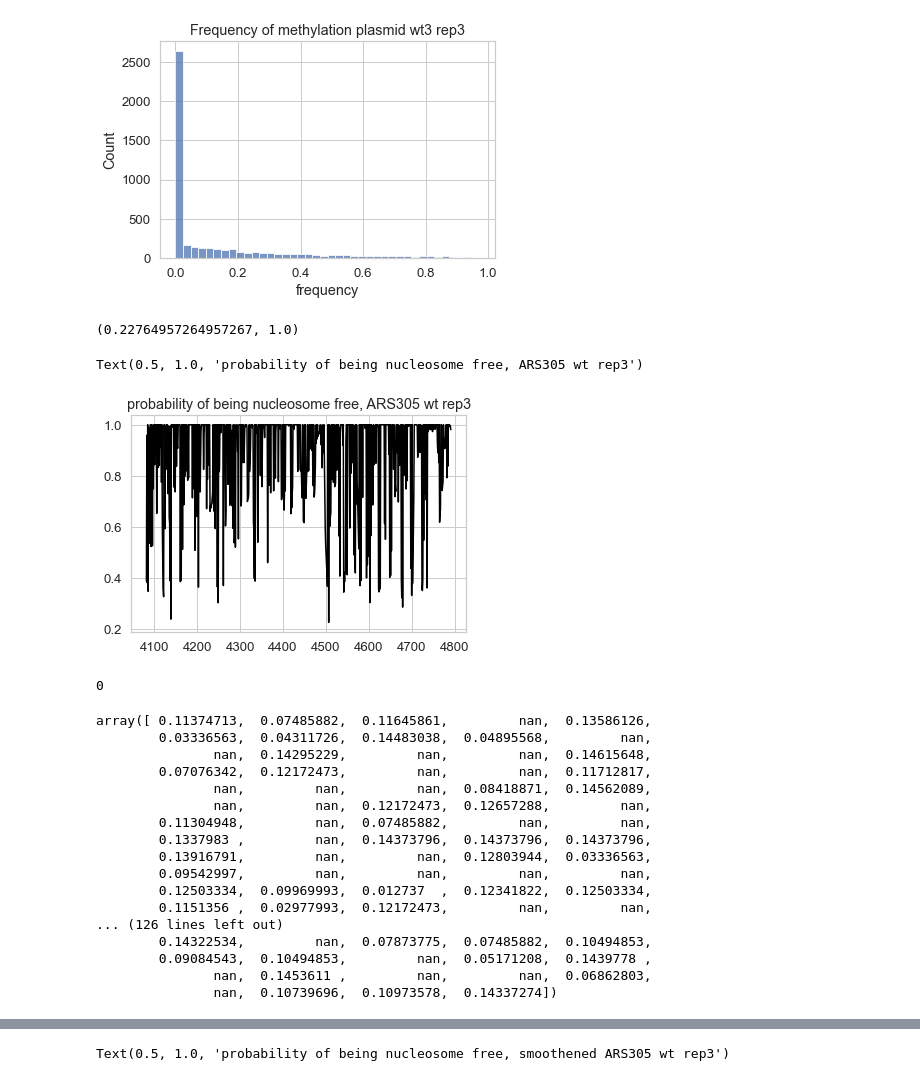
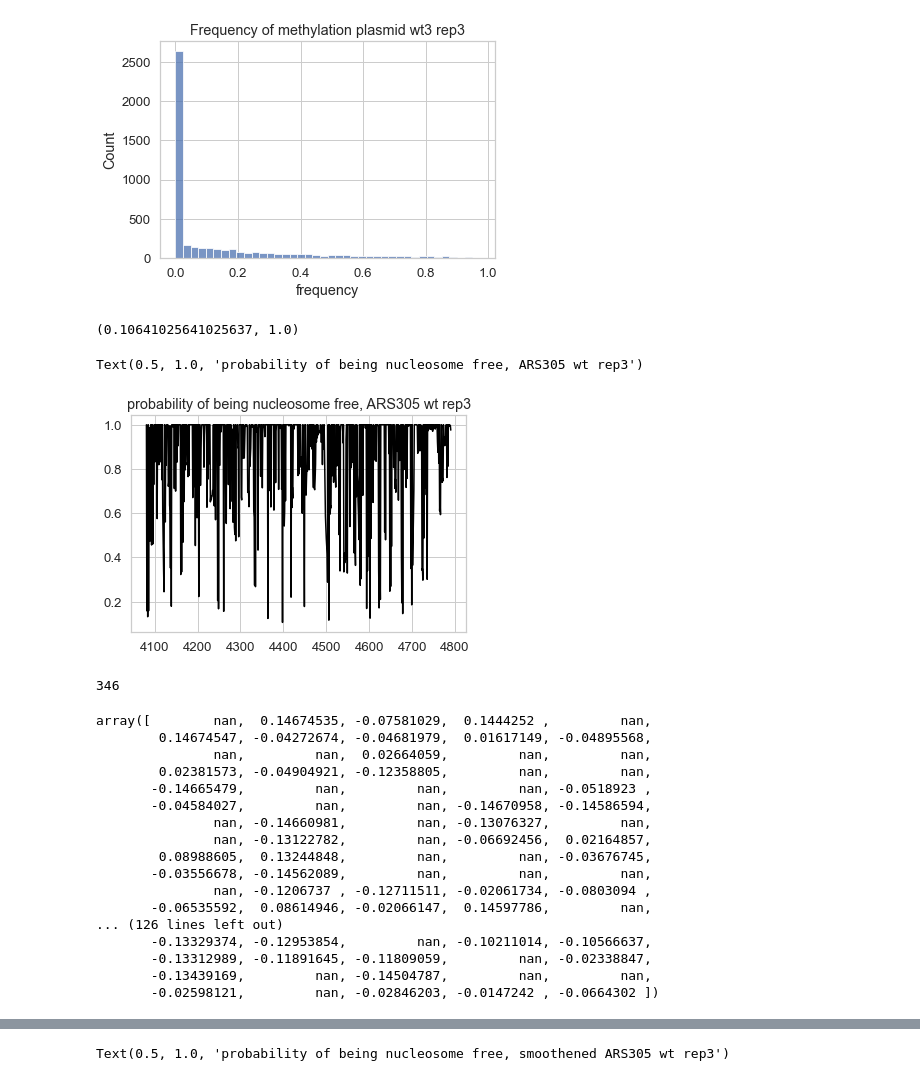
Before and after one commit to KarolineHoller/nanopore_methylation, a Jupyter notebook: ARS305_entropy.ipynb, the cells around one changed output, grey strips where cells are left out. Drawn from its saved outputs; the diff is of its cells as text; code cells hidden in the pictures.

```diff
--- a/ARS305_entropy.ipynb
+++ b/ARS305_entropy.ipynb
@@ -57,20 +61,20 @@ disw2_rep2_naked = np.loadtxt("controls/naked_plasmid_disw2_rep2_clean_780_reads
 # %%
-overlap_plasmid_wt3 = wt_rep3_naked_plasmid[:, 4082:4792]
-overlap_plasmid_wt2 = wt_rep2_naked_plasmid[:, 4082:4792]
+overlap_plasmid_wt3 = wt_rep3_naked_plasmid[:, 4081:4791]
+overlap_plasmid_wt2 = wt_rep2_naked_plasmid[:, 4081:4791]
 
-overlap_plasmid_dies6_1 = dies6_rep1_naked[:, 4082:4792]
-overlap_plasmid_dies6_2 = dies6_rep2_naked[:, 4082:4792]
+overlap_plasmid_dies6_1 = dies6_rep1_naked[:, 4081:4791]
+overlap_plasmid_dies6_2 = dies6_rep2_naked[:, 4081:4791]
 
-overlap_plasmid_disw2_1 = disw2_rep1_naked[:, 4082:4792]
-overlap_plasmid_disw2_2 = disw2_rep2_naked[:, 4082:4792]
+overlap_plasmid_disw2_1 = disw2_rep1_naked[:, 4081:4791]
+overlap_plasmid_disw2_2 = disw2_rep2_naked[:, 4081:4791]
 
-overlap_ARS305_wt3 = ARS305_wt[:, 222:931]
-overlap_ARS305_wt2 = ARS305_wt_rep2[:, 222:931]
+overlap_ARS305_wt3 = ARS305_wt[:, 222:932]
+overlap_ARS305_wt2 = ARS305_wt_rep2[:, 222:932]
 
-overlap_ARS305_dies6_1 = ARS305_dies6_rep1[:, 222:931]
-overlap_ARS305_dies6_2 = ARS305_dies6_rep2[:, 222:931]
-overlap_ARS305_disw2_1 = ARS305_disw2_rep1[:, 222:931]
-overlap_ARS305_disw2_2 = ARS305_disw2_rep2[:, 222:931]
+overlap_ARS305_dies6_1 = ARS305_dies6_rep1[:, 222:932]
+overlap_ARS305_dies6_2 = ARS305_dies6_rep2[:, 222:932]
+overlap_ARS305_disw2_1 = ARS305_disw2_rep1[:, 222:932]
+overlap_ARS305_disw2_2 = ARS305_disw2_rep2[:, 222:932]
 # %%
 N=1
 
@@ -277,16 +295,16 @@ prob_wt3 = overlap_ARS305_wt3.mean(axis=0) + (1- overlap_ARS305_wt3.mean(axis=0)
 
 prob_wt3.min(), prob_wt3.max()
 # %% [output]
-(0.22764957264957267, 1.0)
+(0.10641025641025637, 1.0)
 # %%
-sns.lineplot(x = range(4082,4791),
+sns.lineplot(x = range(4081,4791),
              y = prob_wt3, color = "black")
 plt.title("probability of being nucleosome free, ARS305 wt rep3")
 # %% [output]
 Text(0.5, 1.0, 'probability of being nucleosome free, ARS305 wt rep3')
-[figure, old version]
+[figure, new version]
 # %%
-(prob_wt3==1).sum() #345
+(prob_wt3==1).sum() #346
 
 #If we use the effiency of methylation to correct for unseen ones, in ~50 % of the positions,
 #the probability of being nucleosome free is 1.
@@ -294,7 +312,7 @@ Text(0.5, 1.0, 'probability of being nucleosome free, ARS305 wt rep3')
 
 #If we leave out this correction, the probability of neucleosome-free is between 0 und 0.69.
 # %% [output]
-0
+346
 # %%
 #Entropy for position x is then:
 #S = -(P*logP + (1-P)*log(1-P))
@@ -304,23 +322,23 @@ def shannon_entropy(P):
 
 shannon_entropy(prob_wt3)
 # %% [output]
-array([ 0.11374713,  0.07485882,  0.11645861,         nan,  0.13586126,
-        0.03336563,  0.04311726,  0.14483038,  0.04895568,         nan,
-               nan,  0.14295229,         nan,         nan,  0.14615648,
-        0.07076342,  0.12172473,         nan,         nan,  0.11712817,
-               nan,         nan,         nan,  0.08418871,  0.14562089,
-               nan,         nan,  0.12172473,  0.12657288,         nan,
-        0.11304948,         nan,  0.07485882,         nan,         nan,
-        0.1337983 ,         nan,  0.14373796,  0.14373796,  0.14373796,
-        0.13916791,         nan,         nan,  0.12803944,  0.03336563,
-        0.09542997,         nan,         nan,         nan,         nan,
-        0.12503334,  0.09969993,  0.012737  ,  0.12341822,  0.12503334,
-        0.1151356 ,  0.02977993,  0.12172473,         nan,         nan,
+array([        nan,  0.14674535, -0.07581029,  0.1444252 ,         nan,
+        0.14674547, -0.04272674, -0.04681979,  0.01617149, -0.04895568,
+               nan,         nan,  0.02664059,         nan,         nan,
+        0.02381573, -0.04904921, -0.12358805,         nan,         nan,
+       -0.14665479,         nan,         nan,         nan, -0.0518923 ,
+       -0.04584027,         nan,         nan, -0.14670958, -0.14586594,
+               nan, -0.14660981,         nan, -0.13076327,         nan,
+               nan, -0.13122782,         nan, -0.06692456,  0.02164857,
+        0.08988605,  0.13244848,         nan,         nan, -0.03676745,
+       -0.03556678, -0.14562089,         nan,         nan,         nan,
+               nan, -0.1206737 , -0.12711511, -0.02061734, -0.0803094 ,
+       -0.06535592,  0.08614946, -0.02066147,  0.14597786,         nan,
 ... (126 lines left out)
-        0.14322534,         nan,  0.07873775,  0.07485882,  0.10494853,
-        0.09084543,  0.10494853,         nan,  0.05171208,  0.1439778 ,
-               nan,  0.1453611 ,         nan,         nan,  0.06862803,
-               nan,  0.10739696,  0.10973578,  0.14337274])
+       -0.13329374, -0.12953854,         nan, -0.10211014, -0.10566637,
+       -0.13312989, -0.11891645, -0.11809059,         nan, -0.02338847,
+       -0.13439169,         nan, -0.14504787,         nan,         nan,
+       -0.02598121,         nan, -0.02846203, -0.0147242 , -0.0664302 ])
 # %%
 # Does smoothing helps against zero-inflation of control?
 #pool replicates of the same condition
```
Also changed, not shown: parts of 25 cells of this notebook.
